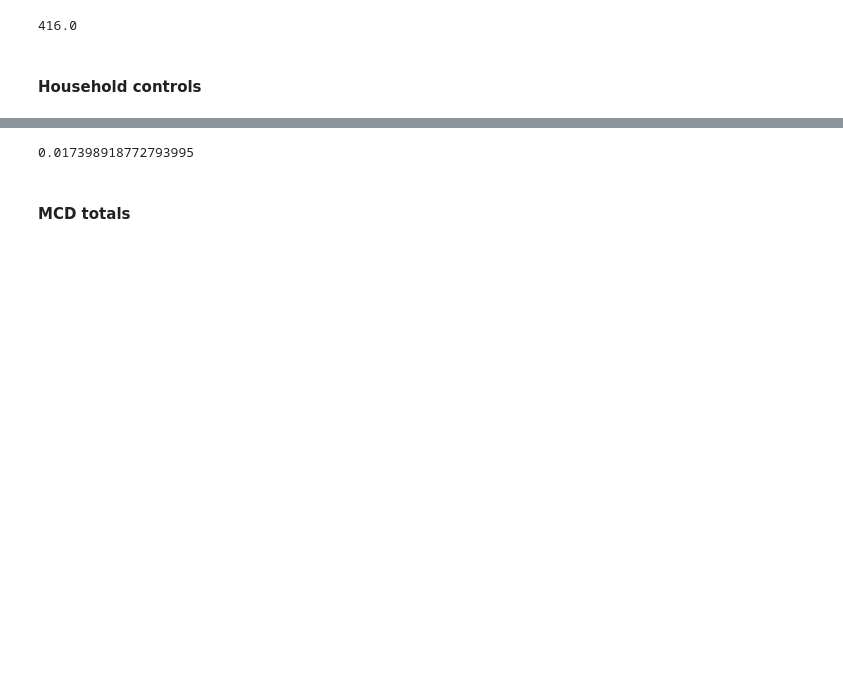
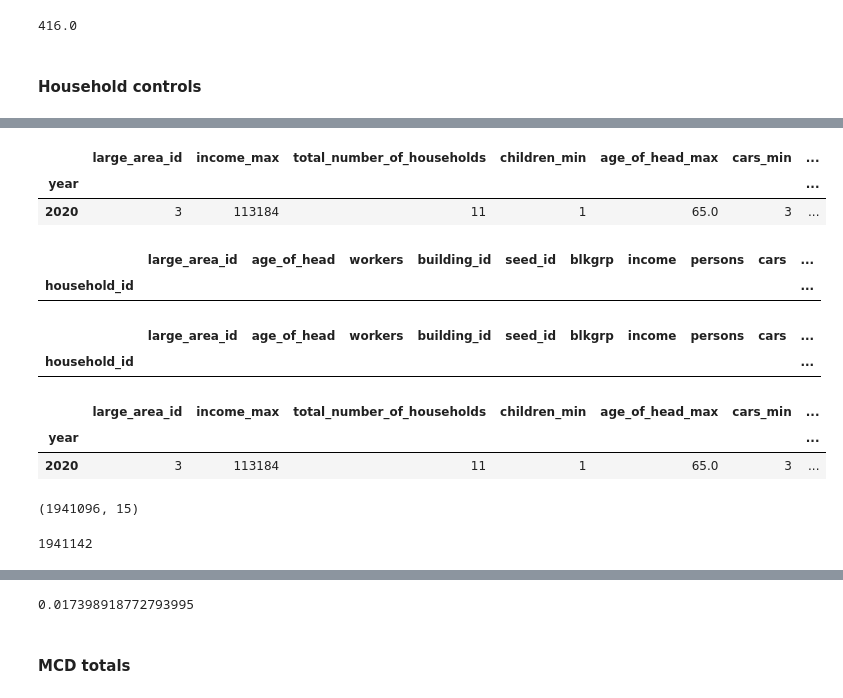
Before and after one commit to SEMCOG/semcog_urbansim, a Jupyter notebook: notebooks/model_analysis/model_output_analysis.ipynb, the cells around one changed output, grey strips where cells are left out. Drawn from its saved outputs; the diff is of its cells as text; code cells hidden in the pictures; blank space fills up the shorter version.

```diff
--- a/notebooks/model_analysis/model_output_analysis.ipynb
+++ b/notebooks/model_analysis/model_output_analysis.ipynb
@@ -101,7 +101,7 @@ def filter_table(table, filter_series, ignore=None):
 	return apply_filter_query(table, filters)
 run_folder = "/home/da/semcog_urbansim/runs"
 run_num = "run1147"
-hdf = pd.HDFStore(os.path.join(run_folder, '%s.h5'%run_num), 'r')
+hdf = pd.HDFStore("/mnt/hgfs/RDF2050/run2120.h5", 'r')
 # %% [markdown]
 ### GQ
 # %%
@@ -502,6 +502,6 @@ b[b.semmcd==2050].residential_units.sum()
 #### Household controls
 # %%
 region_ct = hdf['/base/annual_household_control_totals']
-region_hh = hdf["/2050/households"]
-region_p = hdf["/2050/persons"]
+region_hh = hdf["/2049/households"]
+region_p = hdf["/2049/persons"]
 region_target = pd.read_csv('/home/da/share/urbansim/RDF2050/model_inputs/base_tables/remi_pop_total.csv', index_col='large_area_id')
@@ -533,7 +508,5 @@ region_ct.loc[2050].query('large_area_id==3').total_number_of_households.sum()
 # %%
-max_cols = region_ct.columns[
-	region_ct.columns.str.endswith("_max") & (region_ct == -1).any(axis=0)
-]
+max_cols = region_ct.columns[region_ct.columns.str.endswith("_max")]
 region_ct[max_cols] = region_ct[max_cols].replace(-1, np.inf)
 region_ct[max_cols] += 1
 # %%
@@ -543,4 +516,4 @@ region_p.index = region_p.index.astype(int)
 region_ct_2050 = region_ct.loc[2050]
 region_simulated_hh_2050 = [filter_table(region_hh, region_ct_2050.iloc[i], 'total_number_of_households').shape[0] for i in range(region_ct_2050.shape[0])]
 # %%
-region_ct.loc[2050, 'region_simulated_hh_2050'] = pd.Series(region_simulated_hh_2050, index=region_ct_2050.index)
+region_ct.loc[2050, 'region_sampled_hh_2050'] = pd.Series(region_simulated_hh_2050, index=region_ct_2050.index)
@@ -547,3 +522,33 @@ region_ct.loc[2050, 'region_simulated_hh_2050'] = pd.Series(region_simulated_hh_
+# %%
+region_ct.loc[2020].query('(income_max==113184)&(large_area_id==3)&(children_min==1)&(children_max==2)&(age_of_head_max==65)&(cars_min==3)&(persons_min==5)&(income_min==64018)&(workers_min==3)&(age_of_head_min==35)&(race_id==4)')
+# %% [output]
+|  | large_area_id | income_max | total_number_of_households | children_min | age_of_head_max | cars_min | ... |
+| year |  |  |  |  |  |  | ... |
+| 2020 | 3 | 113184 | 11 | 1 | 65.0 | 3 | ... |
+# %%
+filter_table(hdf['/2021/households'], region_ct.loc[2021].query('(income_max==113184)&(large_area_id==3)&(children_min==1)&(children_max==2)&(age_of_head_max==65)&(cars_min==3)&(persons_min==5)&(income_min==64018)&(workers_min==3)&(age_of_head_min==35)&(race_id==4)').iloc[0], 'total_number_of_households')
+# %% [output]
+|  | large_area_id | age_of_head | workers | building_id | seed_id | blkgrp | income | persons | cars | ... |
+| household_id |  |  |  |  |  |  |  |  |  | ... |
+# %%
+hdf['/2021/households'].query('(income>=64018)&(income<113184)&(large_area_id==3)&(children>=1)&(children<2)&(age_of_head<65)&(cars>=3)&(persons>=5)&(persons<6)&(income>=64018)&(workers>=3)&(age_of_head>=35)&(race_id==4)')
+# %% [output]
+|  | large_area_id | age_of_head | workers | building_id | seed_id | blkgrp | income | persons | cars | ... |
+| household_id |  |  |  |  |  |  |  |  |  | ... |
+# %%
+region_ct.loc[2020].query('(income_max==113184)&(large_area_id==3)&(children_min==1)&(children_max==2)&(age_of_head_max==65)&(cars_min==3)&(persons_min==5)&(income_min==64018)&(workers_min==3)&(age_of_head_min==35)&(race_id==4)')
+# %% [output]
+|  | large_area_id | income_max | total_number_of_households | children_min | age_of_head_max | cars_min | ... |
+| year |  |  |  |  |  |  | ... |
+| 2020 | 3 | 113184 | 11 | 1 | 65.0 | 3 | ... |
+# %%
+hdf['/2021/households'].shape
+# %% [output]
+(1941096, 15)
+# %%
+region_ct.loc[2021].total_number_of_households.sum()
+# %% [output]
+1941142
 # %%
 region_ct.loc[2050, 'abs_diff'] = (region_ct.loc[2050, 'region_simulated_hh_2050']  - region_ct.loc[2050, 'total_number_of_households'] ).abs()
 region_ct.loc[2050, 'ratio'] = region_ct.loc[2050, 'region_simulated_hh_2050']  / region_ct.loc[2050, 'total_number_of_households']
```
Also changed, not shown: parts of 5 cells of this notebook, 1 other file.
